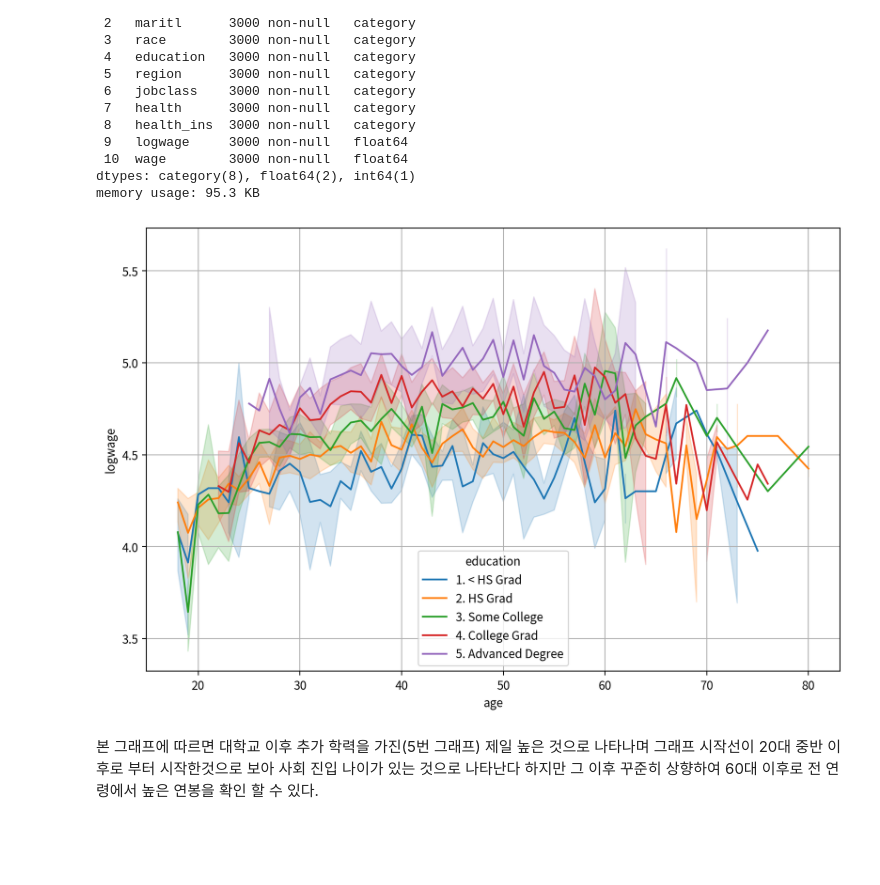
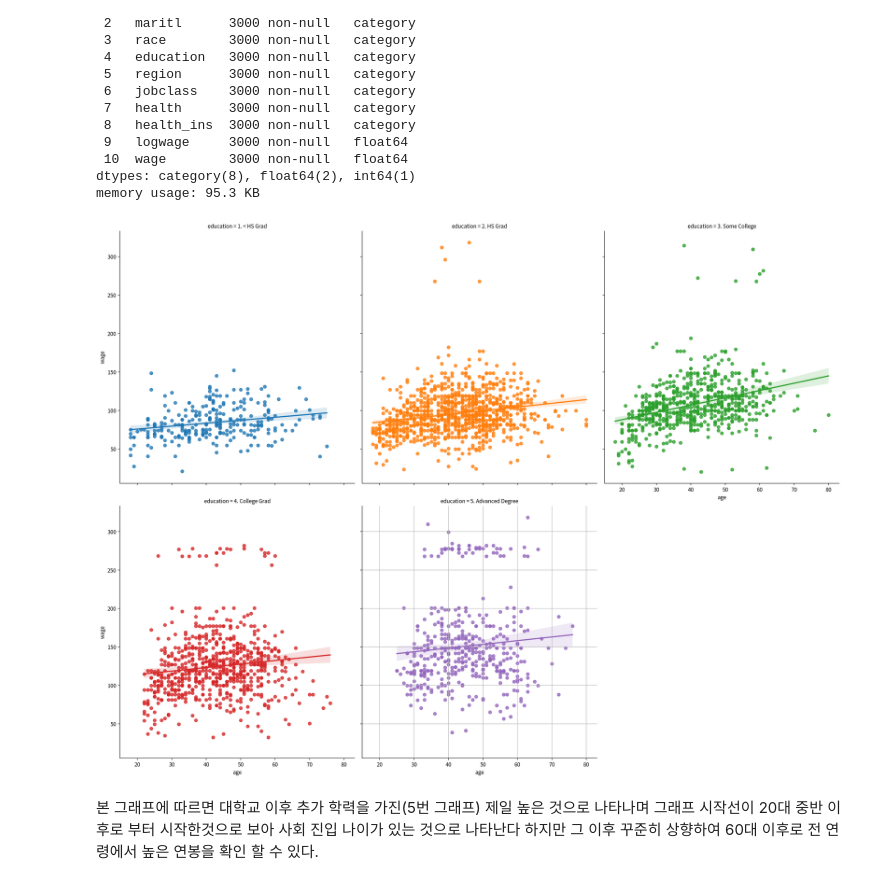
Before and after one commit to BeakJW/DATA_ANALYSIS_STUDY, a Jupyter notebook: 6강/06-데이터-시각화-연습문제.ipynb, the cells around one changed output. Cells and saved outputs as stored; diff of their text form; code cells hidden in the pictures; blank space fills up the shorter version.

```diff
--- a/6강/06-데이터-시각화-연습문제.ipynb
+++ b/6강/06-데이터-시각화-연습문제.ipynb
@@ -96,25 +77,28 @@ dtypes: category(8), float64(2), int64(1)
 memory usage: 95.3 KB
 # %%
 # 1) 그래프 초기화 (캔바스(fig)와 도화지(ax) 준비하기)
-width_px = 1800
-height_px = 1200
+width_px = 4000
+height_px = 3000
 rows = 1
 cols = 1
 figsize = (width_px / my_dpi, height_px / my_dpi)
-fig, ax = plt.subplots(rows, cols, figsize=figsize, dpi=my_dpi)
+#fig, ax = plt.subplots(rows, cols, figsize=figsize, dpi=my_dpi)
 
 #2) 그래프 그리기 -> seaborn 사용
-sb.lineplot(data=df1, x='age',y='logwage',hue='education')
+g = sb.lmplot(data=df1, x='age',y='wage',hue='education',col='education',col_wrap=3)
+g.fig.set_dpi(my_dpi)
+g.fig.set_figwidth(figsize[0])
+g.fig.set_figheight(figsize[1])
+plt.grid()
 
-#3) 그래프 꾸미기
-ax.grid(True)
+
 # 4) 출력
 
 plt.tight_layout()
 plt.show() # 그래프 화면 출력
 plt.close()
 # %% [output]
-[figure, old version]
+[figure, new version]
 # %% [markdown]
 본 그래프에 따르면 대학교 이후 추가 학력을 가진(5번 그래프) 제일 높은 것으로 나타나며 그래프 시작선이 20대 중반 이후로 부터 시작한것으로 보아 사회 진입 나이가 있는 것으로 나타난다 하지만 그 이후 꾸준히 상향하여 60대 이후로 전 연령에서 높은 연봉을 확인 할 수 있다.
 # %% [markdown]
```
Also changed, not shown: parts of 10 cells of this notebook, 20 other files.
